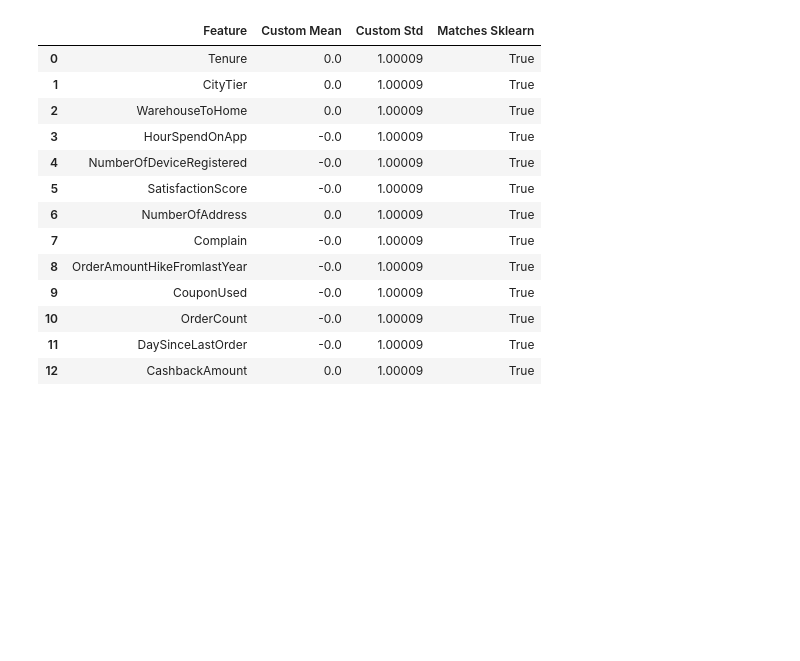
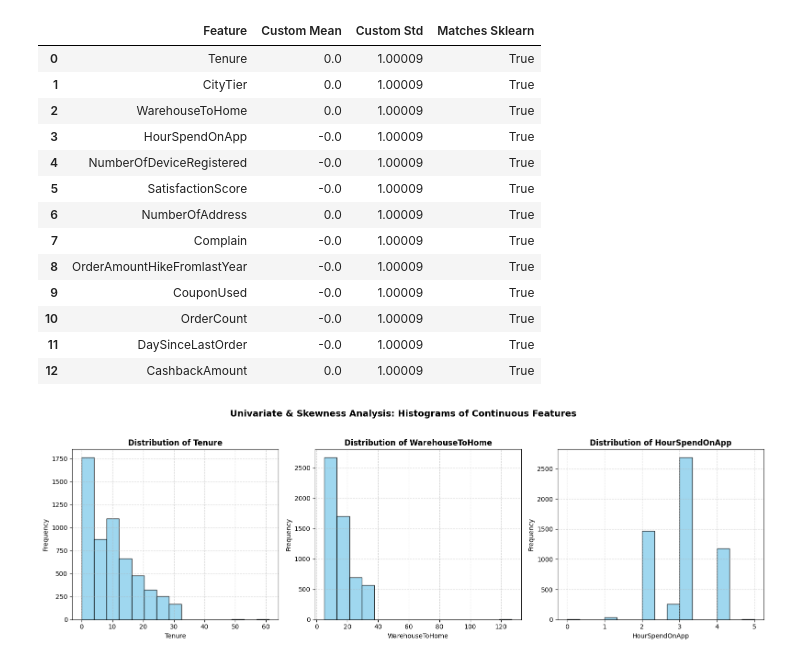
Before and after one commit to DrishtiNigam1928/CUSTOMER_CHURN, a Jupyter notebook: notebooks/main_analysis.ipynb, the cells around one changed output. Cells and saved outputs as stored; diff of their text form; code cells hidden in the pictures; blank space fills up the shorter version.

Commit message:
Task I Histogram for Tenure, WarehouseToHome and HourSpendOnApp

```diff
--- a/notebooks/main_analysis.ipynb
+++ b/notebooks/main_analysis.ipynb
@@ -898,3 +898,30 @@ pd.DataFrame(verify_std_rows)
 | 10 | OrderCount | -0.0 | 1.00009 | True |
 | 11 | DaySinceLastOrder | -0.0 | 1.00009 | True |
 | 12 | CashbackAmount | 0.0 | 1.00009 | True |
+# %%
+# Task I - Histogram for Tenure, WarehouseToHome and HourSpendOnApp
+
+import matplotlib.pyplot as plt
+
+histogram_features = ['Tenure', 'WarehouseToHome', 'HourSpendOnApp']
+
+# Setting up a 1-row, 3-column canvas using subplot function
+fig, axes = plt.subplots(1, 3, figsize=(16, 5))
+
+for i, col in enumerate(histogram_features):
+    ax = axes[i]
+    data = df_cleaned[col].dropna()
+
+    ax.hist(data, bins=15, color='skyblue', edgecolor='black', alpha=0.8)
+
+    ax.set_title(f'Distribution of {col}', fontsize=12, fontweight='bold')
+    ax.set_xlabel(col, fontsize=10)
+    ax.set_ylabel('Frequency', fontsize=10)
+
+    ax.grid(True, linestyle='--', alpha=0.5)
+
+plt.suptitle('Univariate & Skewness Analysis: Histograms of Continuous Features', fontsize=14, fontweight='bold', y=1.03)
+plt.tight_layout()
+plt.show()
+# %% [output]
+[figure, added]
```
Also changed, not shown: parts of 2 cells of this notebook.
